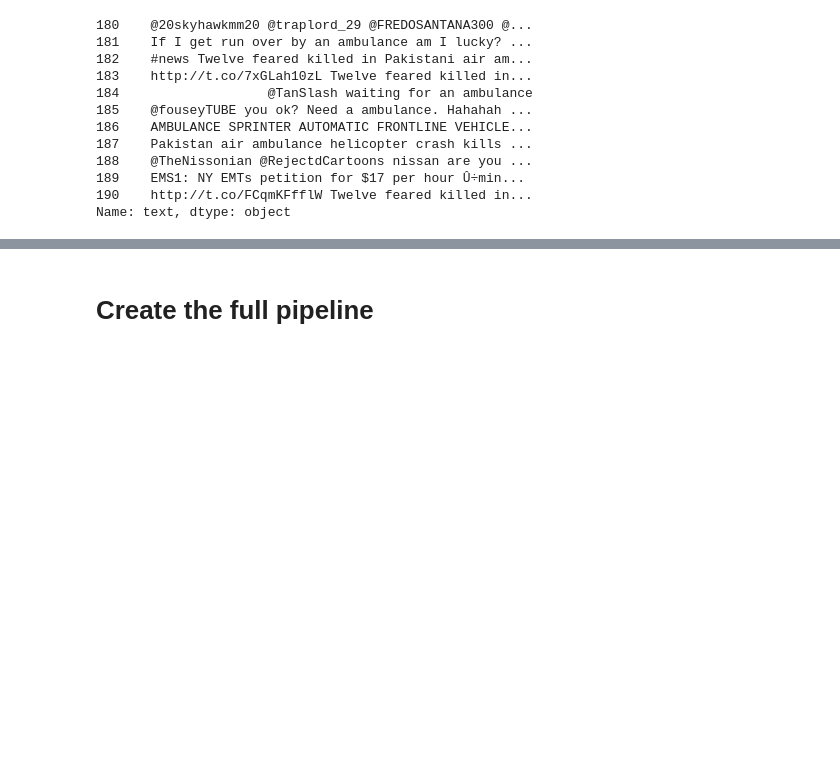
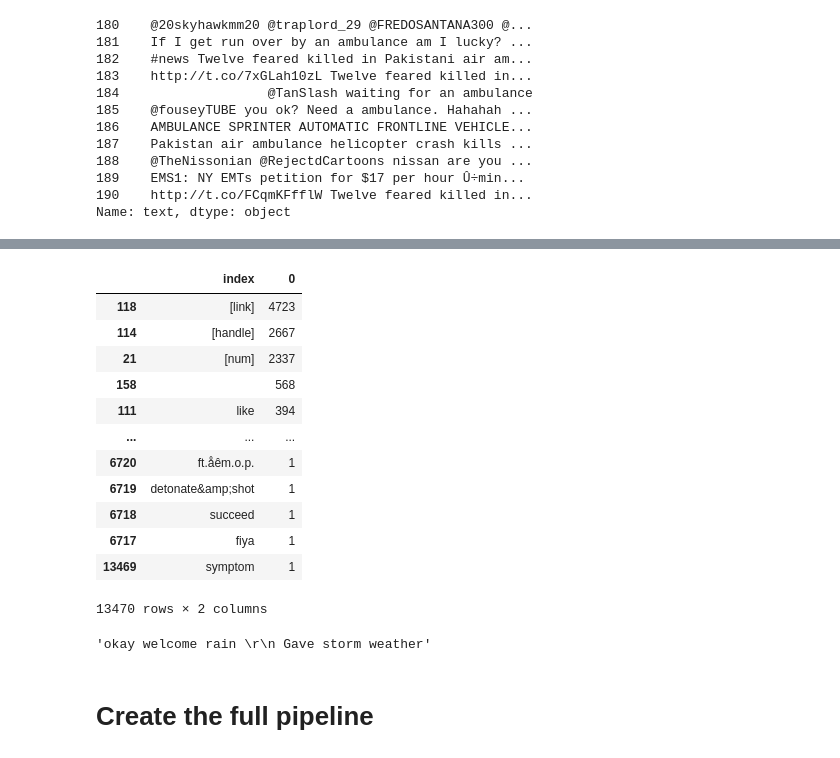
Before and after one commit to bruinAlex/disaster_tweet_kaggle, a Jupyter notebook: feature_union.ipynb, the cells around one changed output, grey strips where cells are left out. Saved outputs shown, nothing was run; the diff lists cells and outputs as text; code cells hidden in the pictures; blank space fills up the shorter version.

```diff
--- a/feature_union.ipynb
+++ b/feature_union.ipynb
@@ -65,7 +66,7 @@ def get_token_counts(text_series, return_df = True, tokenizer=Tokenizer(nlp.voca
     Helper function to get most common tokens.
     """
     token_counts = Counter()
-    for doc in tokenizer.pipe(texts, batch_size=50):
+    for doc in tokenizer.pipe(text_series, batch_size=50):
         for token in doc:
             # Skip url-like
             if token.like_url:
@@ -878,0 +912,17 @@ Name: text, dtype: object
+# %%
+test_token_counts = get_token_counts(train_text_preprocessed)
+test_token_counts
+# %% [output]
+|  | index | 0 |
+| 118 | [link] | 4723 |
+| 114 | [handle] | 2667 |
+| 21 | [num] | 2337 |
+| 158 |  | 568 |
+| 111 | like | 394 |
+| ... | ... | ... |
+| 6720 | ft.åêm.o.p. | 1 |
+| 6719 | detonate&amp;shot | 1 |
+| 6718 | succeed | 1 |
+| 6717 | fiya | 1 |
+| 13469 | symptom | 1 |
+13470 rows × 2 columns
@@ -879,3 +932,7 @@ Name: text, dtype: object
+# %%
+train_text_preprocessed[6272]
+# %% [output]
+'okay welcome rain \r\n Gave storm weather'
 # %%
 # Categorical text features
 cat_text_features = ['text']
```
Also changed, not shown: parts of 16 cells of this notebook, 3 other files.
